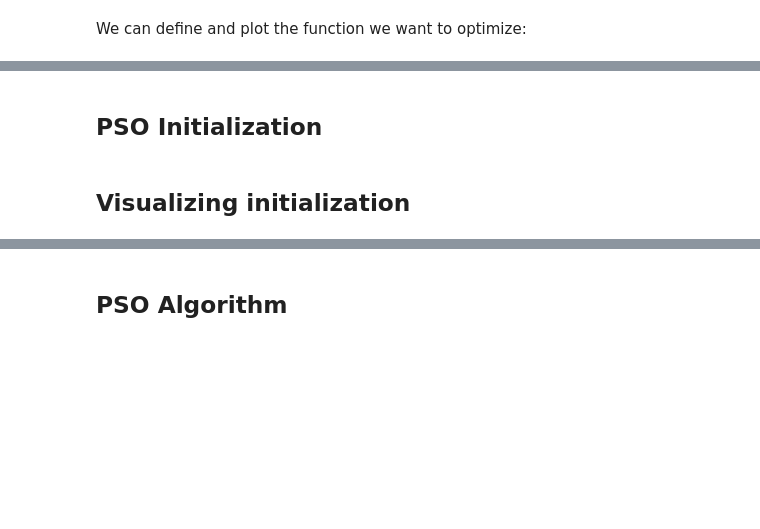
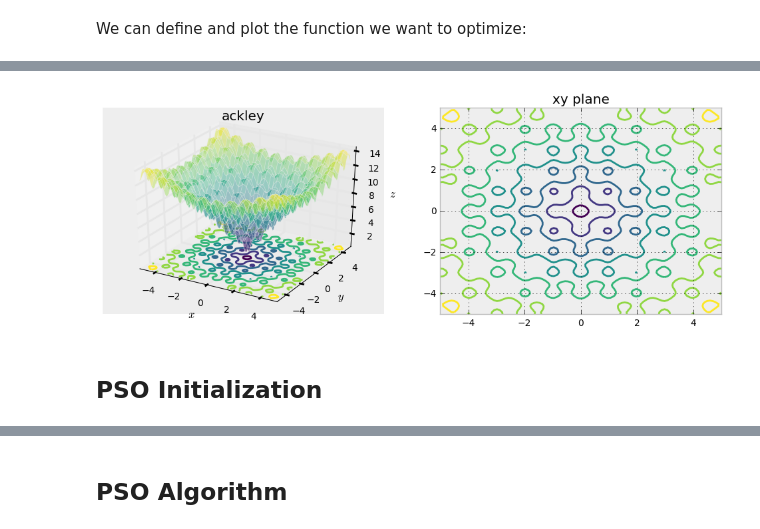
Before and after one commit to CAChemE/stochastic-optimization, a Jupyter notebook: PSO/2D/Python-algorithm-viz.ipynb, the cells around one changed output, grey strips where cells are left out. Saved outputs shown, nothing was run; the diff lists cells and outputs as text; code cells hidden in the pictures; blank space fills up the shorter version.

```diff
--- a/PSO/2D/Python-algorithm-viz.ipynb
+++ b/PSO/2D/Python-algorithm-viz.ipynb
@@ -101,2 +24,21 @@ So we will be using the [Particle Swarm Optimization algorithm](https://en.wikip
+# %%
+# Testing 2D plot
+
+lo_b = -5  # lower bound
+up_b =  5  # upper bound
+
+limits=([lo_b, up_b], # x bounds
+        [lo_b, up_b]) # y bounds
+
+x_lo = limits[0][0]
+x_up = limits[0][1]
+y_lo = limits[1][0]
+y_up = limits[1][1]
+
+f = optitestfuns.ackley # Objective function (aka fitness function)
+
+fig, ax = plotPSO_2D(f,  limits)
+# %% [output]
+[figure, added]
 # %% [markdown]
 ## PSO Initialization
@@ -148,2 +44,0 @@ vy_particles_hist[0,:] = np.copy(vy_particles)
-# %% [markdown]
-## Visualizing initialization
```
Also changed, not shown: parts of 16 cells of this notebook, 2 other files.
